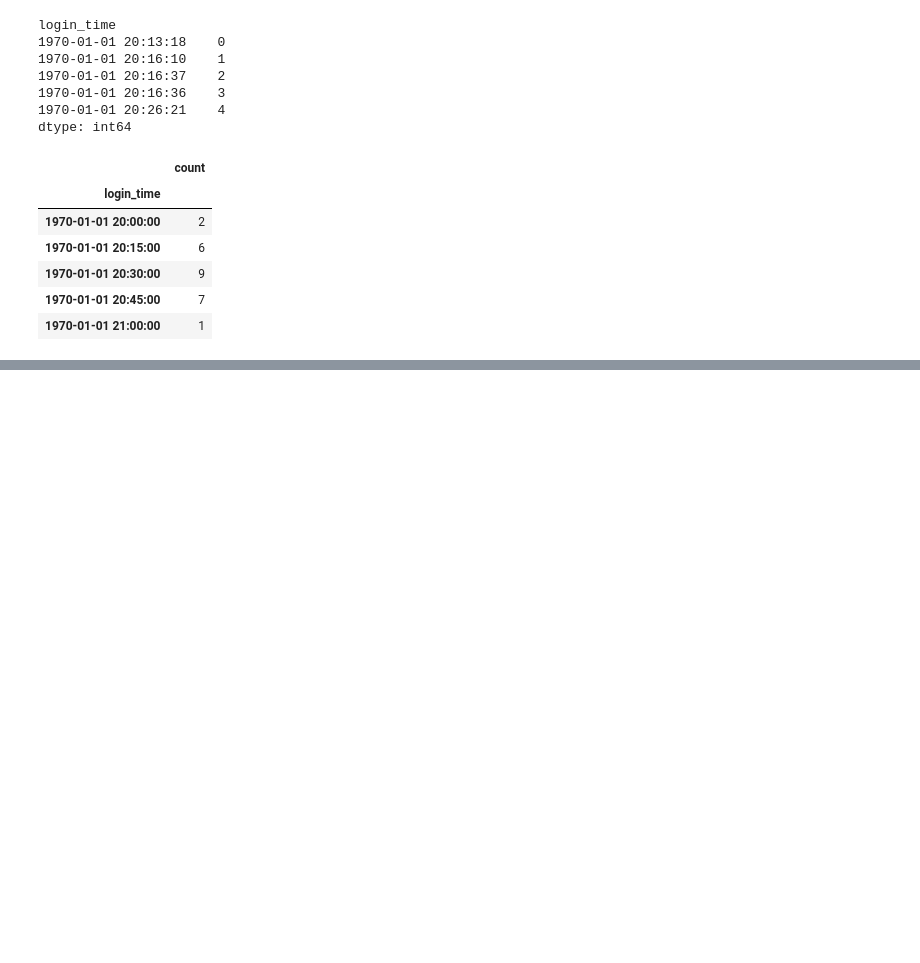
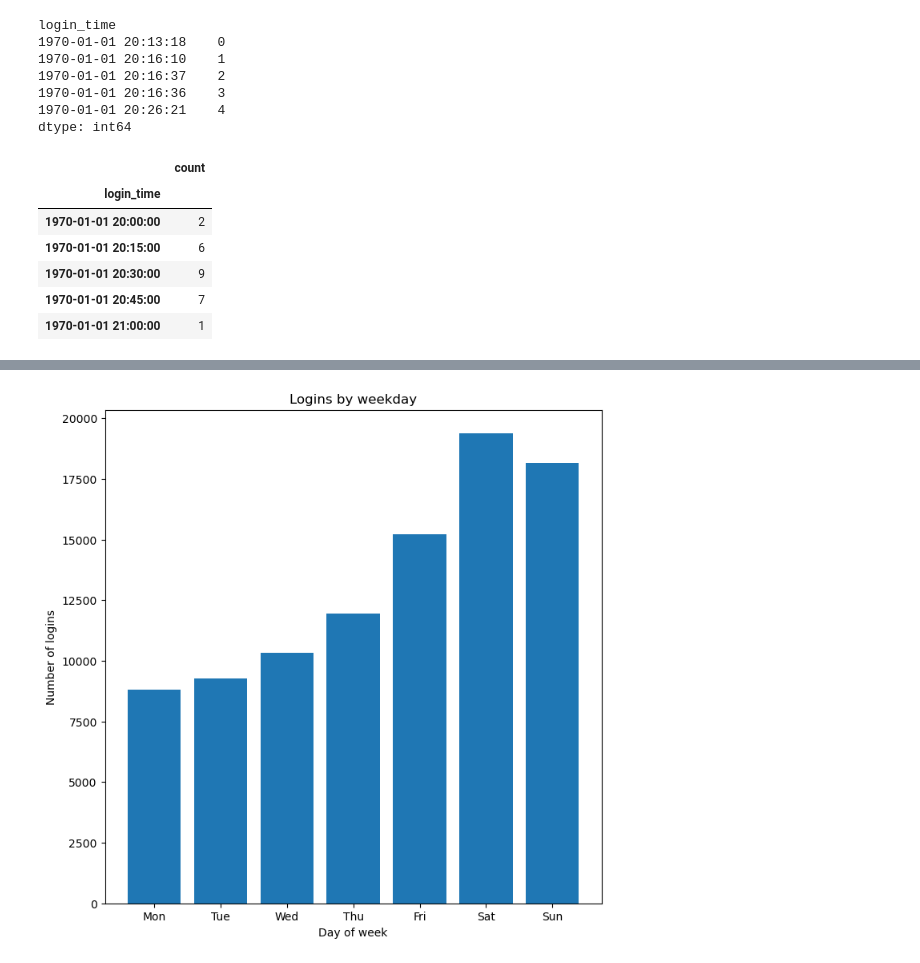
Before and after one commit to MsEM11/Ultimate_Tech_Inc, a Jupyter notebook: ultimate_challenge.ipynb, the cells around one changed output, grey strips where cells are left out. Drawn from its saved outputs; the diff is of its cells as text; code cells hidden in the pictures; blank space fills up the shorter version.

```diff
--- a/ultimate_challenge.ipynb
+++ b/ultimate_challenge.ipynb
@@ -107,0 +119,5 @@ Name: 07:30:00, dtype: object
+# %%
+# Find weekday for each login
+weekly = logins
+weekly['weekday'] = logins['login_time'].dt.day_of_week
+weekly.sample(5)
@@ -107,0 +131,5 @@ Name: 07:30:00, dtype: object
+# %%
+# Aggregate logins by weekday
+weekly_agg = weekly.groupby('weekday').count()
+weekly_agg.columns=['count']
+weekly_agg
@@ -107,0 +146,12 @@ Name: 07:30:00, dtype: object
+# %%
+# Create bar plot of logins by day of week
+fig, ax = plt.subplots(figsize=(8,8))
+ax.bar(x=weekly_agg.index,height=weekly_agg['count'])
+ax.set_xticks(weekly_agg.index)
+ax.set_xticklabels(['Mon','Tue','Wed','Thu','Fri','Sat','Sun'])
+plt.xlabel('Day of week')
+plt.ylabel('Number of logins')
+plt.title('Logins by weekday')
+plt.show()
+# %% [output]
+[figure, added]
```
Also changed, not shown: parts of 12 cells of this notebook.
